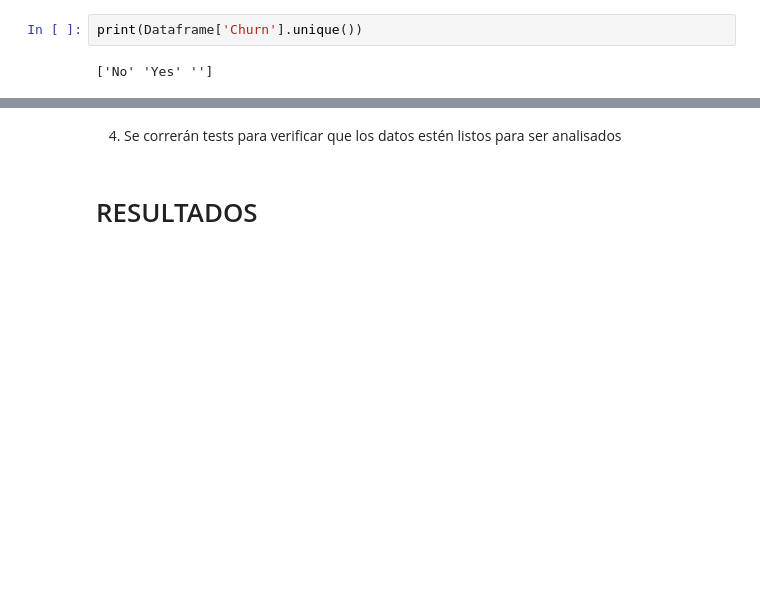
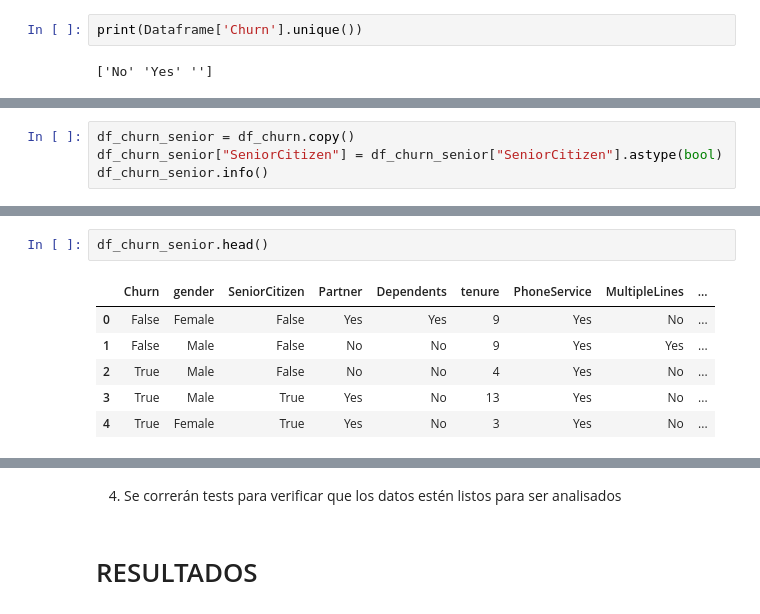
Before and after one commit to mauloredo/Challenge_Telecom_X, a Jupyter notebook: Challenge_Telecom_X.ipynb, the cells around one changed output, grey strips where cells are left out. Saved outputs shown, nothing was run; the diff lists cells and outputs as text; blank space fills up the shorter version.

```diff
--- a/Challenge_Telecom_X.ipynb
+++ b/Challenge_Telecom_X.ipynb
@@ -516,0 +676,4 @@ print(Dataframe['Churn'].unique())
+# %%
+df_churn_senior = df_churn.copy()
+df_churn_senior["SeniorCitizen"] = df_churn_senior["SeniorCitizen"].astype(bool)
+df_churn_senior.info()
@@ -516,0 +698,9 @@ print(Dataframe['Churn'].unique())
+# %%
+df_churn_senior.head()
+# %% [output]
+|  | Churn | gender | SeniorCitizen | Partner | Dependents | tenure | PhoneService | MultipleLines | ... |
+| 0 | False | Female | False | Yes | Yes | 9 | Yes | No | ... |
+| 1 | False | Male | False | No | No | 9 | Yes | Yes | ... |
+| 2 | True | Male | False | No | No | 4 | Yes | No | ... |
+| 3 | True | Male | True | Yes | No | 13 | Yes | No | ... |
+| 4 | True | Female | True | Yes | No | 3 | Yes | No | ... |
```
Also changed, not shown: parts of 17 cells of this notebook.
